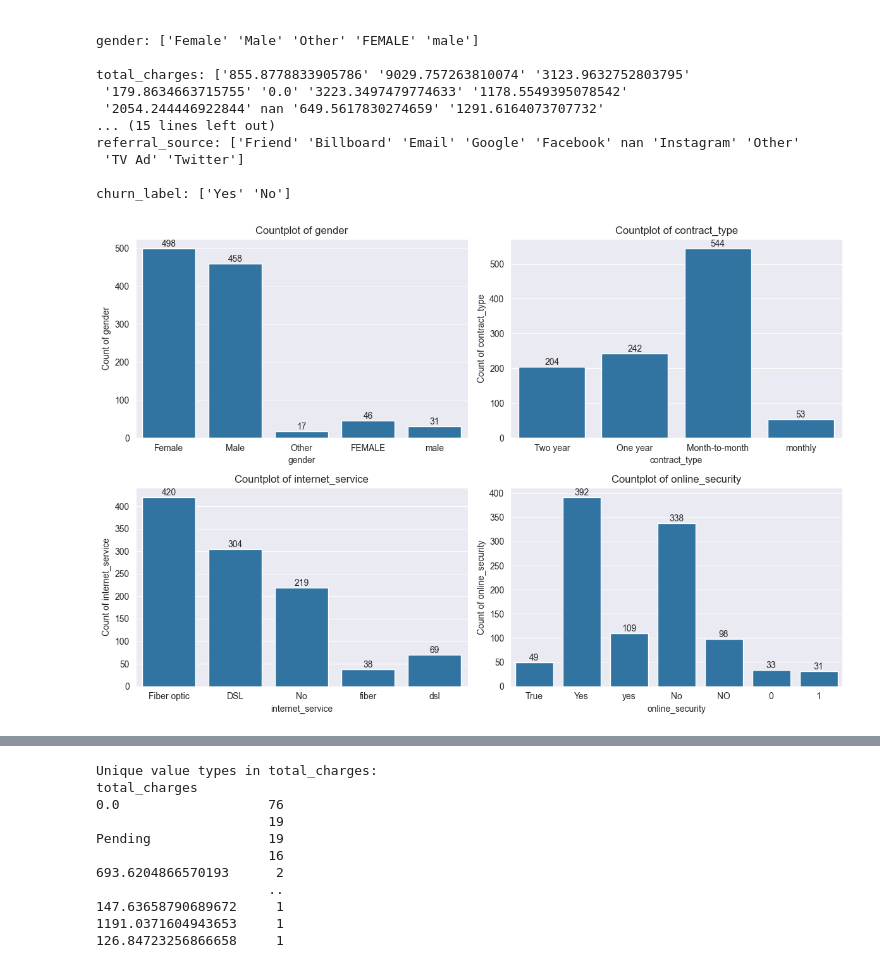
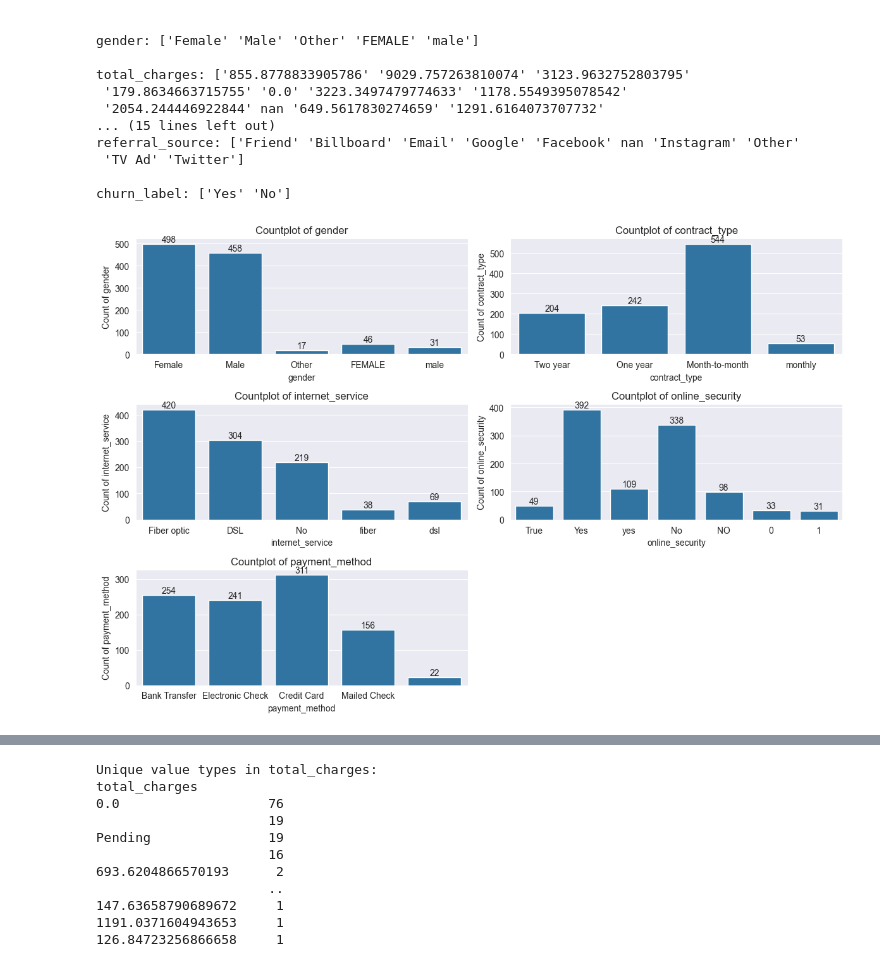
Before and after one commit to mcikalmerdeka/ds-dataprep-utils, a Jupyter notebook: notebooks/classification.ipynb, the cells around one changed output, grey strips where cells are left out. Drawn from its saved outputs; the diff is of its cells as text; code cells hidden in the pictures.

```diff
--- a/notebooks/classification.ipynb
+++ b/notebooks/classification.ipynb
@@ -193,13 +193,13 @@ referral_source: ['Friend' 'Billboard' 'Email' 'Google' 'Facebook' nan 'Instagra
 churn_label: ['Yes' 'No']
 # %%
 # Quick check on the categorical distribution for problematic columns
-columns_to_check = ["gender", "contract_type", "internet_service", "online_security"]
+columns_to_check = ["gender", "contract_type", "internet_service", "online_security", "payment_method"]
 
 # Using the utils function
 from utils import plot_dynamic_countplot
 plot_dynamic_countplot(df, columns_to_check, ncols=2, figsize=(12, 8))
 # %% [output]
-[figure, old version]
+[figure, new version]
 # %%
 # Initial preprocessing of normalizing categorical values
 
```
Also changed, not shown: parts of 25 cells of this notebook.
